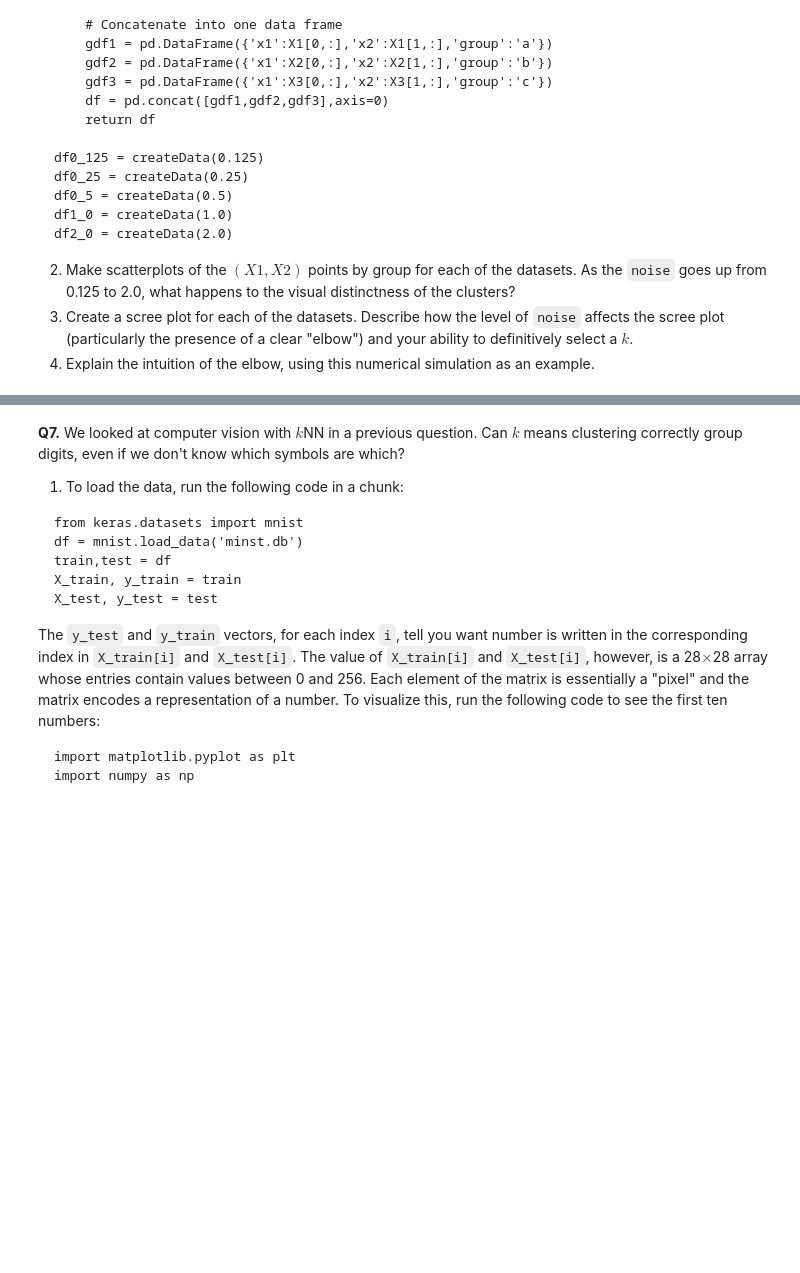
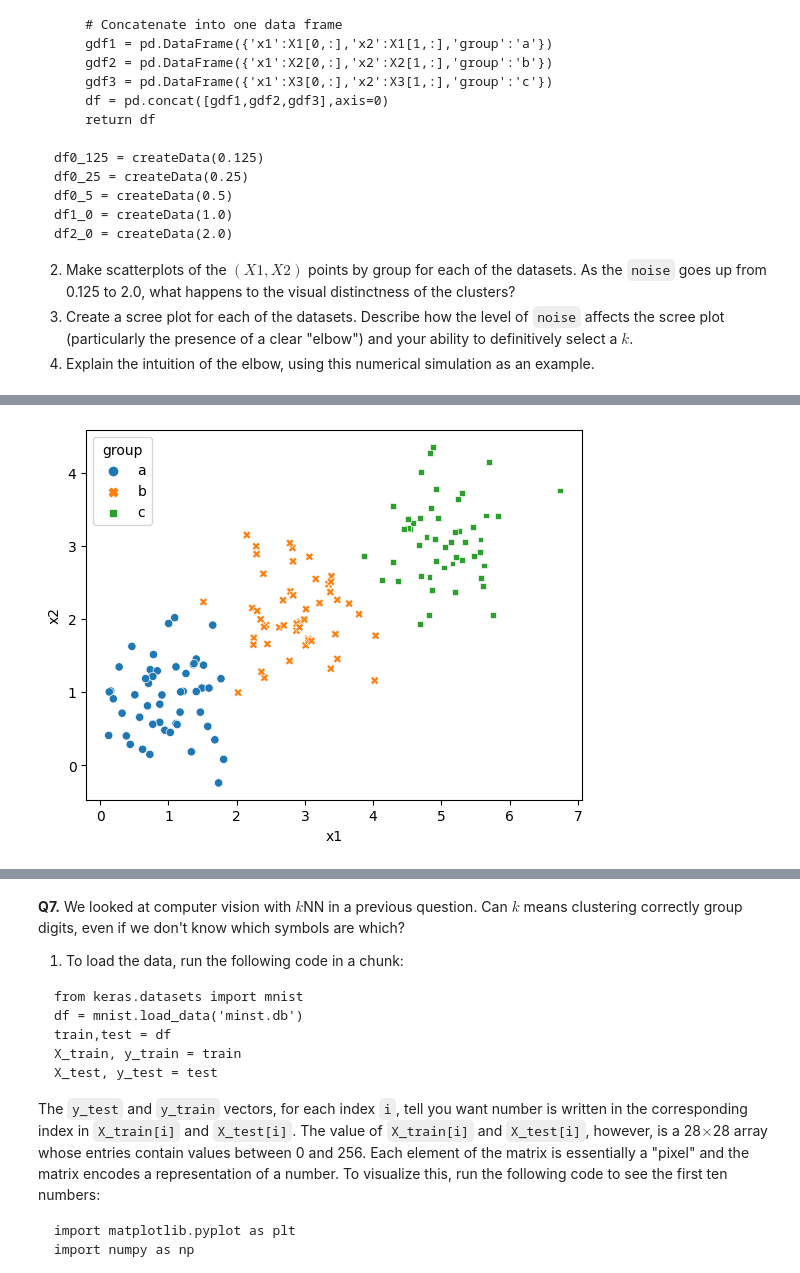
Before and after one commit to elaine-zhang12/assignment3, a Jupyter notebook: assignment_knn_and_kmc.ipynb, the cells around one changed output, grey strips where cells are left out. Drawn from its saved outputs; the diff is of its cells as text; code cells hidden in the pictures; blank space fills up the shorter version.

```diff
--- a/assignment_knn_and_kmc.ipynb
+++ b/assignment_knn_and_kmc.ipynb
@@ -356,0 +390,4 @@ df2_0 = createData(2.0)
+# %%
+plot(df0_5)
+# %% [output]
+[figure, added]
```
Also changed, not shown: parts of 20 cells of this notebook.
